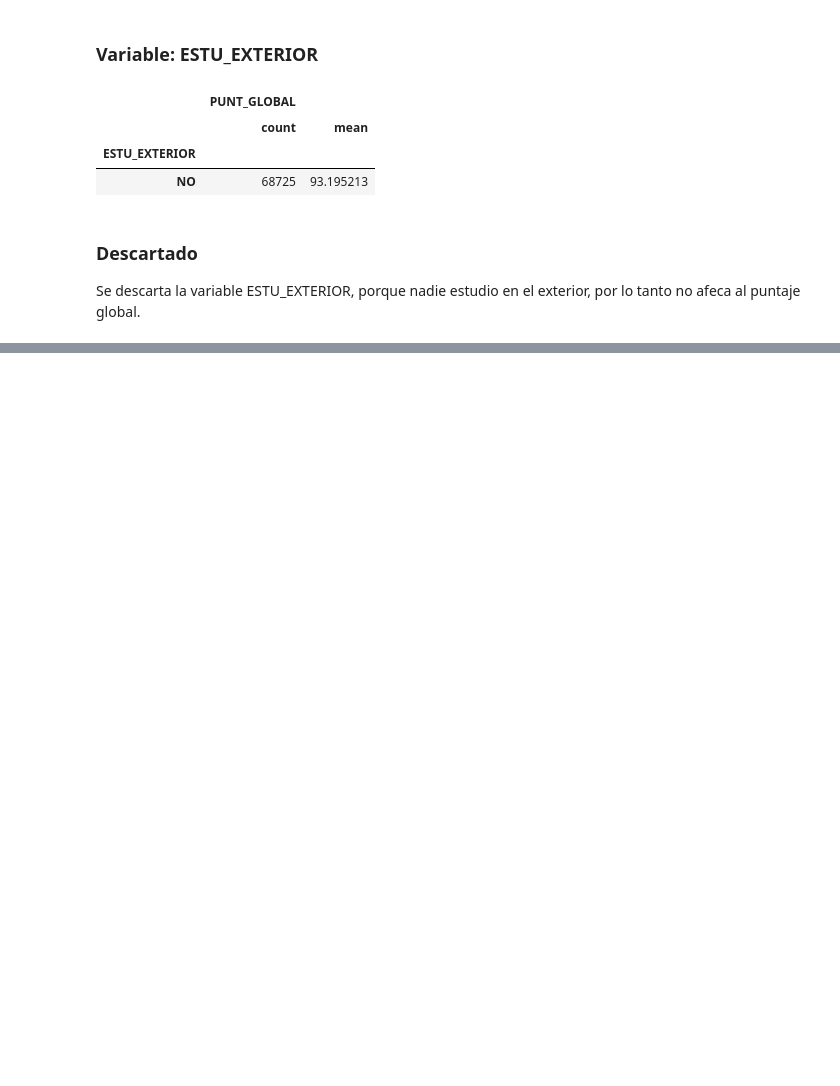
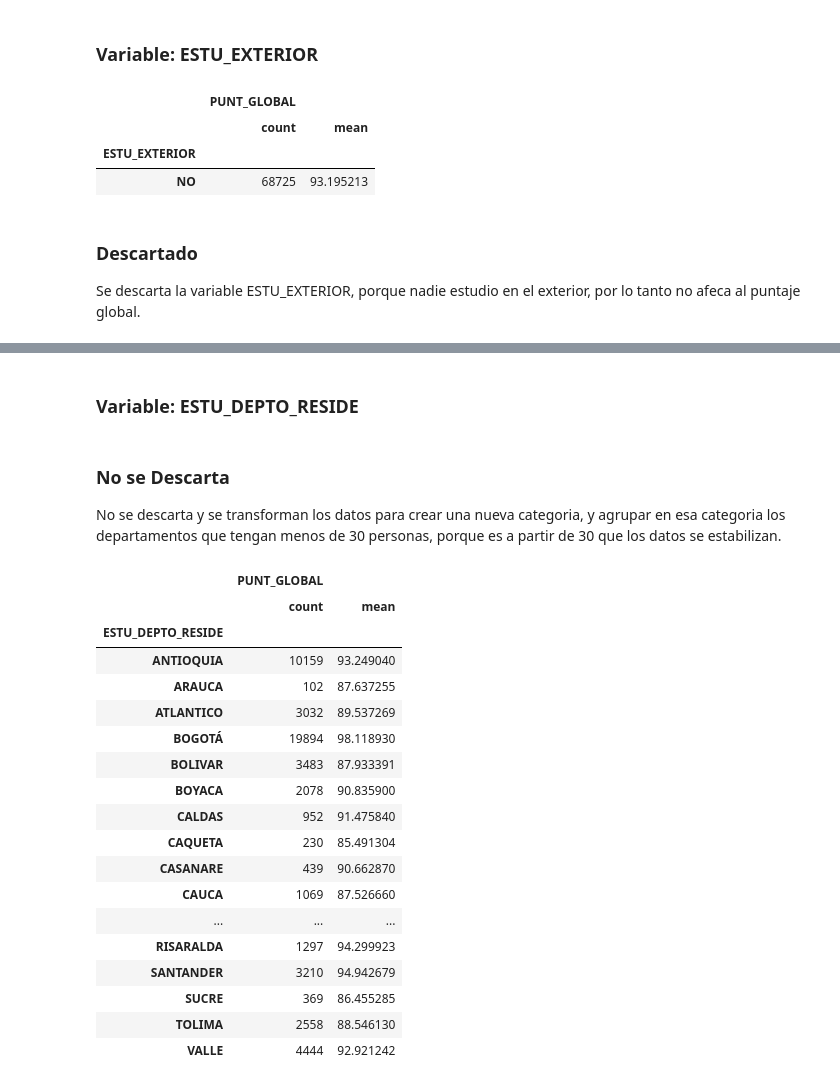
Before and after one commit to EstebanColoradoGonzalez/DataScience, a Jupyter notebook: Tarea_2/src/notebook/Punto 3 - Regresion/logistic_regression_by_hand.ipynb, the cells around one changed output, grey strips where cells are left out. Saved outputs shown, nothing was run; the diff lists cells and outputs as text; code cells hidden in the pictures; blank space fills up the shorter version.

Commit message:
Se avanza en la transformación de los datos

```diff
--- a/Tarea_2/src/notebook/Punto 3 - Regresion/logistic_regression_by_hand.ipynb
+++ b/Tarea_2/src/notebook/Punto 3 - Regresion/logistic_regression_by_hand.ipynb
@@ -132,9 +136,9 @@ hoy = datetime.today()
 
 df['ESTU_FECHANACIMIENTO'] = pd.to_datetime(df['ESTU_FECHANACIMIENTO'], format='%Y-%m-%d', errors='coerce')
 
-df['ESTU_EDAD'] = (hoy - pd.to_datetime(df['ESTU_FECHANACIMIENTO'], format='%Y-%m-%d')).astype('<m8[Y]')
+df['ESTU_EDAD'] = (hoy - pd.to_datetime(df['ESTU_FECHANACIMIENTO'], format='%Y-%m-%d')).astype('<m8[Y]').fillna(0).apply(lambda x: int(x))
 
-edad_media = df['ESTU_EDAD'].mean()
+edad_media = int(df['ESTU_EDAD'].mean())
 mask = (df['ESTU_EDAD'] < 10) | (df['ESTU_EDAD'] > 100)
 df.loc[mask, 'ESTU_EDAD'] = edad_media
 
@@ -176,0 +237,4 @@ Se descarta la variable ESTU_EXTERIOR, porque nadie estudio en el exterior, por
+# %%
+df['ESTU_PAIS_RESIDE'] = np.where(df['ESTU_PAIS_RESIDE'] == 'COLOMBIA', 'COLOMBIA', 'OTROS')
+
+df.to_excel("data/resultados_pruebas_saber_2020-1.xlsx", index=False)
@@ -176,0 +255,36 @@ Se descarta la variable ESTU_EXTERIOR, porque nadie estudio en el exterior, por
+# %% [markdown]
+### Variable: ESTU_DEPTO_RESIDE
+# %% [markdown]
+### No se Descarta
+
+No se descarta y se transforman los datos para crear una nueva categoria, y agrupar en esa categoria los departamentos que tengan menos de 30 personas, porque es a partir de 30 que los datos se estabilizan.
+# %%
+depto_counts = df['ESTU_DEPTO_RESIDE'].value_counts()
+
+otros_deptos = depto_counts[depto_counts < 30].index.tolist()
+
+df.loc[df['ESTU_DEPTO_RESIDE'].isin(otros_deptos), 'ESTU_DEPTO_RESIDE'] = "Otros"
+
+df.to_excel("data/resultados_pruebas_saber_2020-1.xlsx", index=False)
+# %%
+df[['ESTU_DEPTO_RESIDE','PUNT_GLOBAL']].groupby("ESTU_DEPTO_RESIDE").agg(["count", "mean"])
+# %% [output]
+|  | PUNT_GLOBAL |  |
+|  | count | mean |
+| ESTU_DEPTO_RESIDE |  |  |
+| ANTIOQUIA | 10159 | 93.249040 |
+| ARAUCA | 102 | 87.637255 |
+| ATLANTICO | 3032 | 89.537269 |
+| BOGOTÁ | 19894 | 98.118930 |
+| BOLIVAR | 3483 | 87.933391 |
+| BOYACA | 2078 | 90.835900 |
+| CALDAS | 952 | 91.475840 |
+| CAQUETA | 230 | 85.491304 |
+| CASANARE | 439 | 90.662870 |
+| CAUCA | 1069 | 87.526660 |
+| ... | ... | ... |
+| RISARALDA | 1297 | 94.299923 |
+| SANTANDER | 3210 | 94.942679 |
+| SUCRE | 369 | 86.455285 |
+| TOLIMA | 2558 | 88.546130 |
+| VALLE | 4444 | 92.921242 |
```
Also changed, not shown: parts of 121 cells of this notebook, 1 other file.
